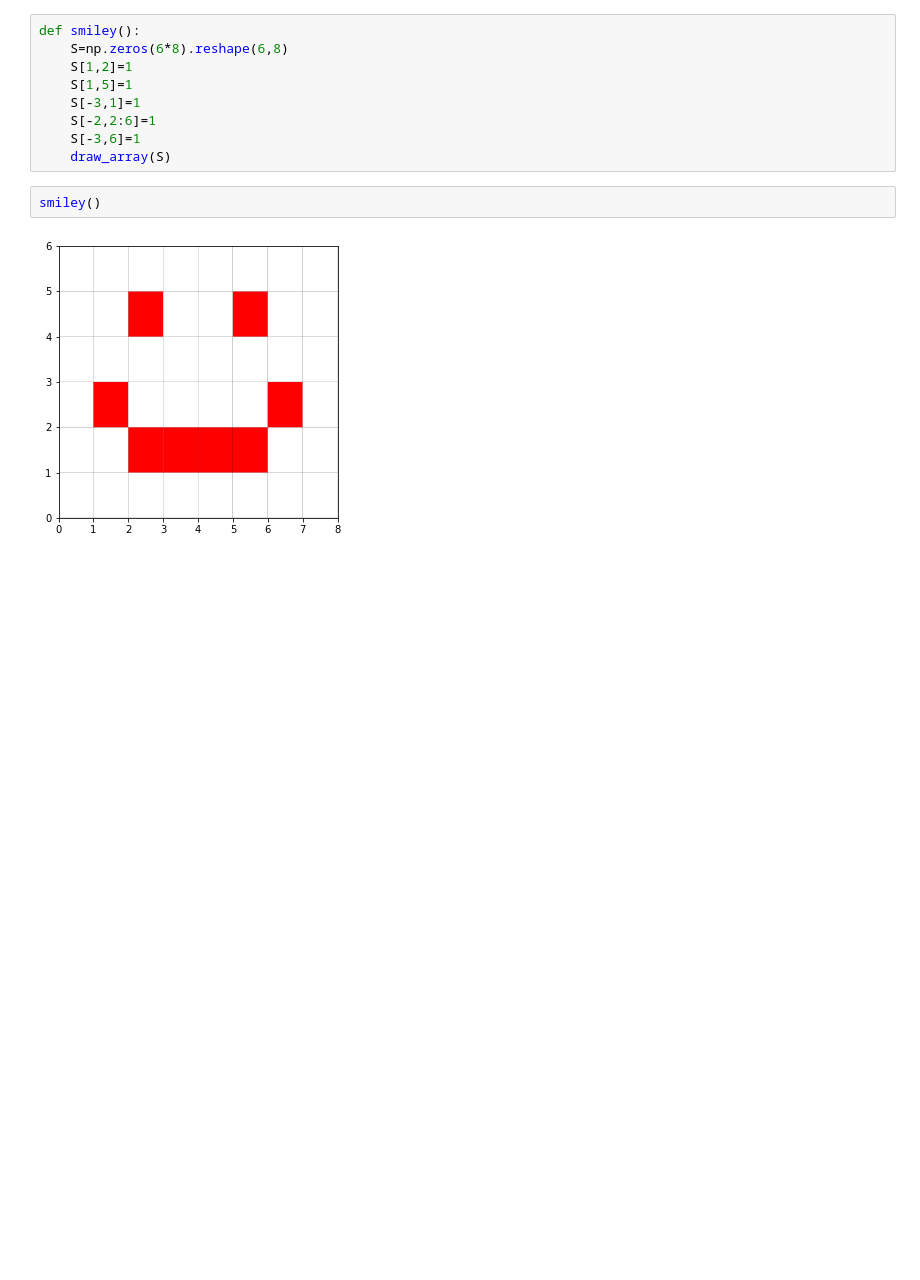
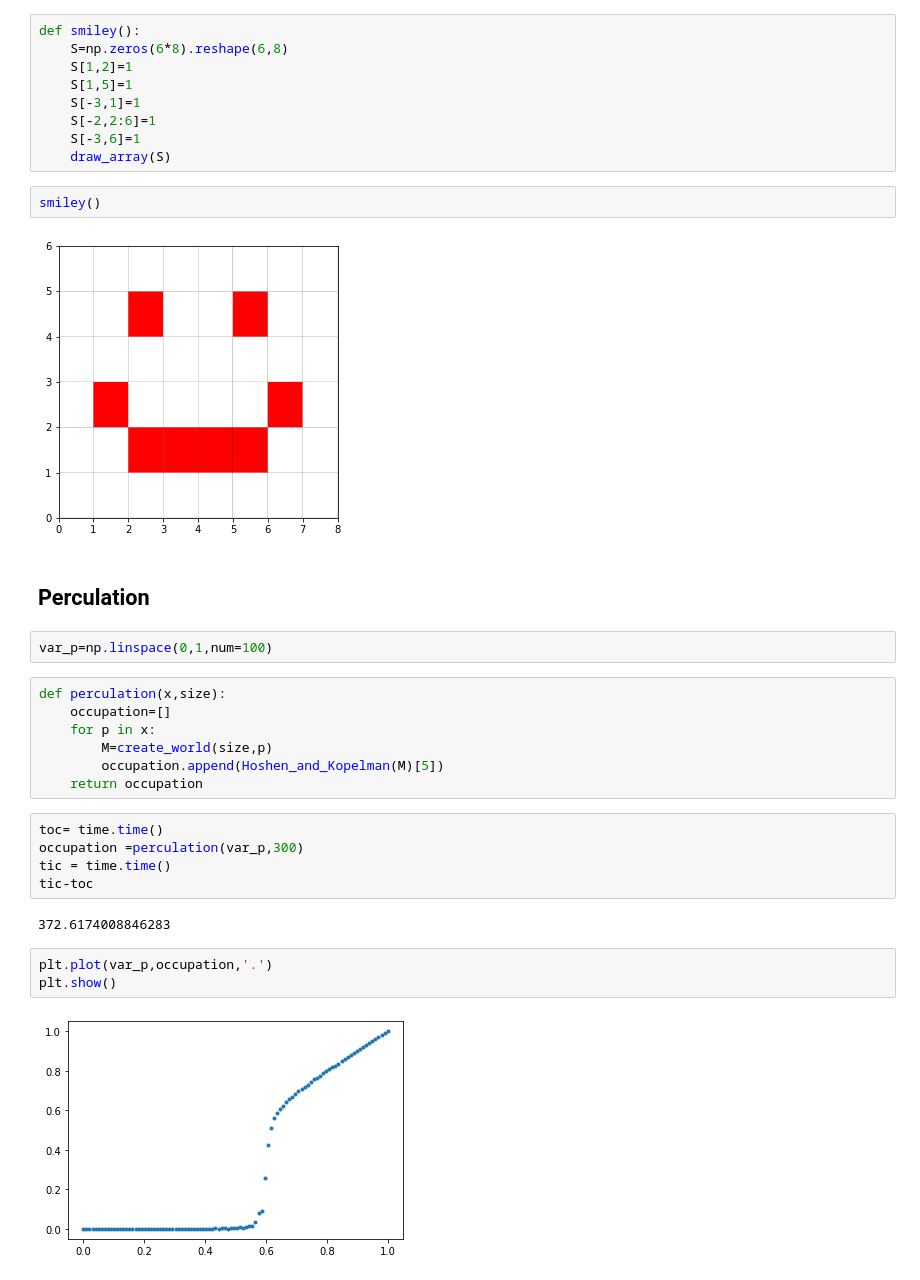
Before and after one commit to AlexanderTrap/Percolation, a Jupyter notebook: Simulation2.ipynb, the cells around one changed output. Cells and saved outputs as stored; diff of their text form; blank space fills up the shorter version.

```diff
--- a/Simulation2.ipynb
+++ b/Simulation2.ipynb
@@ -212,3 +244,26 @@ def smiley():
 smiley()
 # %% [output]
 [figure]
+# %% [markdown]
+## Perculation
+# %%
+var_p=np.linspace(0,1,num=100)
+# %%
+def perculation(x,size):
+    occupation=[]
+    for p in x:
+        M=create_world(size,p)
+        occupation.append(Hoshen_and_Kopelman(M)[5])
+    return occupation
+# %%
+toc= time.time()
+occupation =perculation(var_p,300)
+tic = time.time()
+tic-toc
+# %% [output]
+372.6174008846283
+# %%
+plt.plot(var_p,occupation,'.')
+plt.show()
+# %% [output]
+[figure, added]
```
Also changed, not shown: parts of 26 cells of this notebook.
